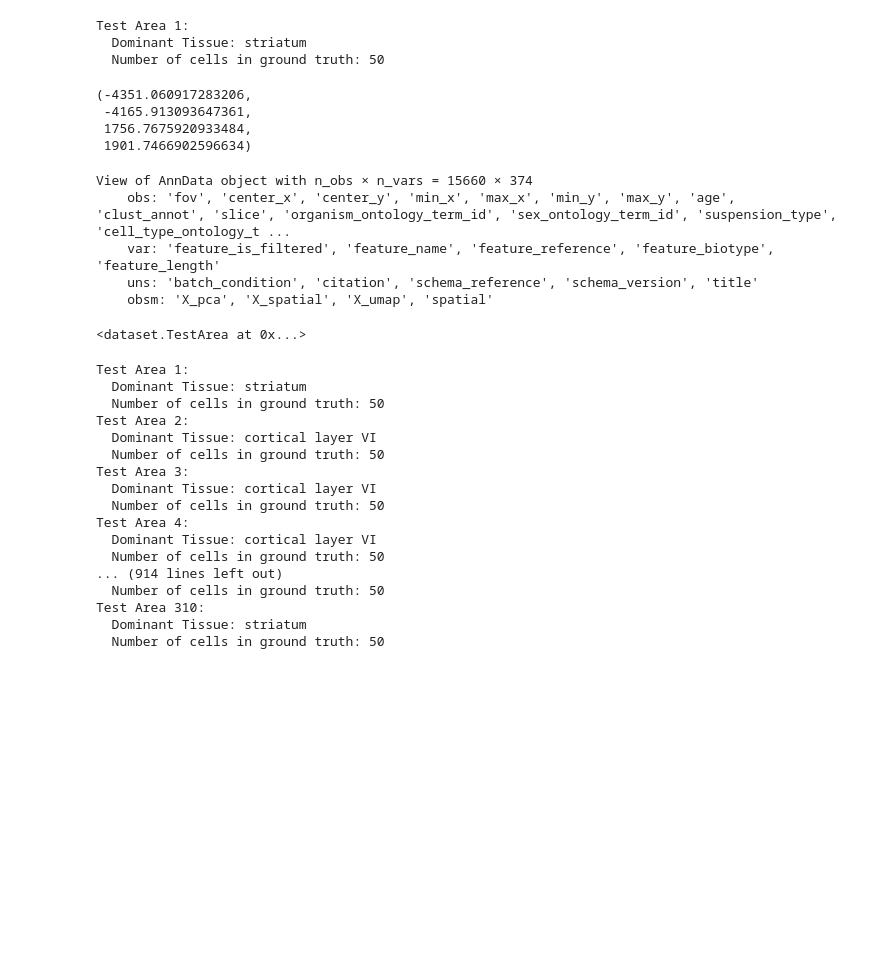
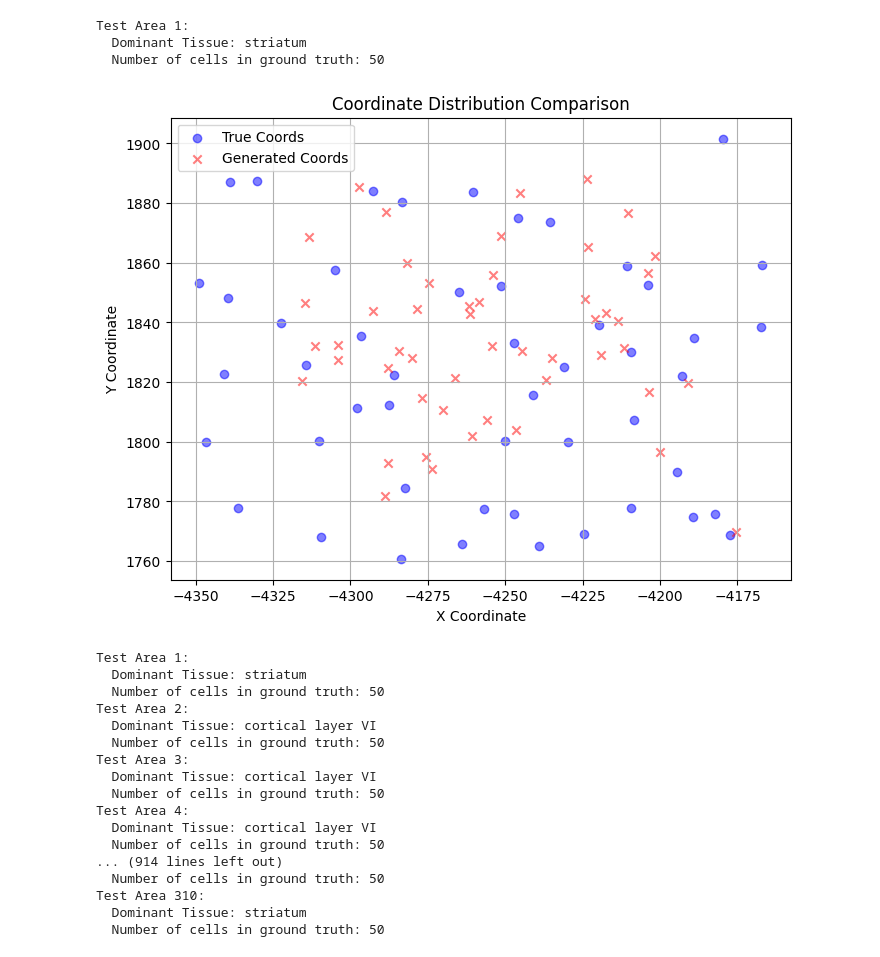
Before and after one commit to RRRussell/DISCO, a Jupyter notebook: Notebook_TrainSTDiffusion.ipynb, the cells around one changed output. Cells and saved outputs as stored; diff of their text form; code cells hidden in the pictures; blank space fills up the shorter version.

```diff
--- a/Notebook_TrainSTDiffusion.ipynb
+++ b/Notebook_TrainSTDiffusion.ipynb
@@ -192,15 +192,26 @@ for i, test_item in enumerate(all_test_items):
     print(f"  Dominant Tissue: {test_item.test_area.dominant_tissue}")
     print(f"  Number of cells in ground truth: {len(test_item.ground_truth.hole_cells)}")
 
+    # Evaluate the predicted results
+    true_coords = test_item.ground_truth.hole_cells[['center_x', 'center_y']].values
+    true_gene_expressions = test_item.ground_truth.gene_expression
+
+    with torch.no_grad():
+        z = torch.randn([1, args.latent_dim]).to(args.device)
+        tissue_labels = torch.tensor([tissue_index[test_item.test_area.dominant_tissue]], device=args.device)
+
+        # Step 1: Sample positions using the model
+        pred_coords = model.sample_positions(
+            z=z,
+            tissue_labels=tissue_labels,
+            num_points=450,
+            expansion_factor=1,
+            test_item_list=[test_item],
+            mode="position"
+        )
+
     break
 # %% [output]
 Test Area 1:
   Dominant Tissue: striatum
   Number of cells in ground truth: 50
-# %%
-test_item.test_area.hole_min_x, test_item.test_area.hole_max_x, test_item.test_area.hole_min_y, test_item.test_area.hole_max_y
-# %% [output]
-(-4351.060917283206,
- -4165.913093647361,
- 1756.7675920933484,
- 1901.7466902596634)
@@ -209,15 +218,9 @@ expanded_cells = extract_cells_from_expanded_region(test_item)
-# %%
-test_item.adata
-# %% [output]
-View of AnnData object with n_obs × n_vars = 15660 × 374
-    obs: 'fov', 'center_x', 'center_y', 'min_x', 'max_x', 'min_y', 'max_y', 'age', 'clust_annot', 'slice', 'organism_ontology_term_id', 'sex_ontology_term_id', 'suspension_type', 'cell_type_ontology_t ...
-    var: 'feature_is_filtered', 'feature_name', 'feature_reference', 'feature_biotype', 'feature_length'
-    uns: 'batch_condition', 'citation', 'schema_reference', 'schema_version', 'title'
-    obsm: 'X_pca', 'X_spatial', 'X_umap', 'spatial'
-# %%
-test_item.test_area
-# %% [output]
-<dataset.TestArea at 0x...>
+# %%
+pred_coords_mapback = map_position_back(pred_coords[0].cpu().numpy(), test_item.test_area)
+# %%
+visualize_coords(true_coords, pred_coords_mapback)
+# %% [output]
+[figure, added]
 # %%
 # Initialize dictionaries to store metrics for both baselines
 metrics = {
```
Also changed, not shown: parts of 22 cells of this notebook, 9 other files.
